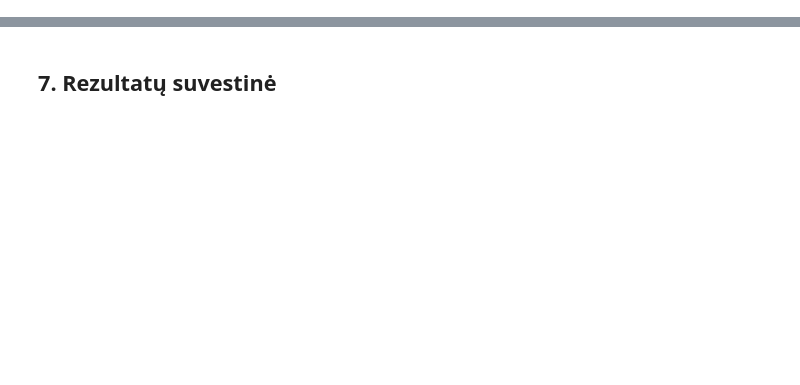
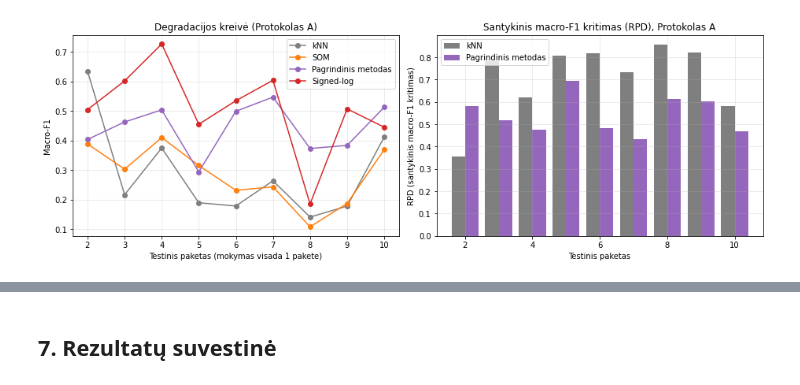
Before and after one commit to Tauras-Rim/IS-Egzaminas, a Jupyter notebook: gas_drift_project.ipynb, the cells around one changed output, grey strips where cells are left out. Cells and saved outputs as stored; diff of their text form; code cells hidden in the pictures; blank space fills up the shorter version.

```diff
--- a/gas_drift_project.ipynb
+++ b/gas_drift_project.ipynb
@@ -1280,0 +875,20 @@ Demonstracija: 3 atsitiktiniai nauji mėginiai iš 10 pakete (tikroji klasė ži
+# %%
+def wilcoxon_stats(df_new, df_baseline):
+    merged = pd.merge(df_new[['test_batch', 'macro_f1']], df_baseline[['test_batch', 'macro_f1']],
+                       on='test_batch', suffixes=('_new', '_base'))
+    f1_values = merged['macro_f1_new'].values
+    baseline_values = merged['macro_f1_base'].values
+    mean_new, mean_base = np.mean(f1_values), np.mean(baseline_values)
+    stat, pval = wilcoxon(f1_values, baseline_values, alternative='greater')
+    return mean_new, mean_base, stat, pval, len(merged)
+
+
+def summarize_vs_baseline(name, df_new, df_baseline, baseline_name):
+    mean_new, mean_base, stat, pval, n = wilcoxon_stats(df_new, df_baseline)
+    verdict = 'patvirtinta (p<0.05)' if pval < 0.05 else 'nepatvirtinta (p>=0.05)'
+    print(f"  {name}: vidutinis macro-F1={mean_new:.4f} vs {baseline_name}={mean_base:.4f} "
+          f"(skirtumas={mean_new - mean_base:+.4f}) | Wilcoxon ({name} > {baseline_name}): "
+          f"statistika={stat:.3f}, p={pval:.4f} -> {verdict} [n={n}]")
+
+
+print('Palyginimo pagalbinės funkcijos (wilcoxon_stats, summarize_vs_baseline) apibrėžtos.')
@@ -1280,0 +1095,28 @@ Demonstracija: 3 atsitiktiniai nauji mėginiai iš 10 pakete (tikroji klasė ži
+# %%
+rpd = {name: relative_performance_drop(results_A[name], f1_ref[name]) for name in f1_ref}
+
+fig, axes = plt.subplots(1, 2, figsize=(13, 4.5))
+for name in ['kNN', 'SOM', 'Pagrindinis metodas', 'Signed-log']:
+    axes[0].plot(results_A[name]['test_batch'], results_A[name]['macro_f1'], marker='o',
+                 label=name, color=MODEL_COLORS.get(name))
+axes[0].set_xlabel('Testinis paketas (mokymas visada 1 pakete)')
+axes[0].set_ylabel('Macro-F1')
+axes[0].set_title('Degradacijos kreivė (Protokolas A)')
+axes[0].legend()
+axes[0].grid(alpha=0.3)
+
+width = 0.4
+for j, name in enumerate(rpd):
+    axes[1].bar(rpd[name]['test_batch'] + (j - 0.5) * width, rpd[name]['RPD'], width=width,
+                label=name, color=MODEL_COLORS.get(name))
+axes[1].set_xlabel('Testinis paketas')
+axes[1].set_ylabel('RPD (santykinis macro-F1 kritimas)')
+axes[1].set_title('Santykinis macro-F1 kritimas (RPD), Protokolas A')
+axes[1].legend()
+axes[1].grid(alpha=0.3)
+
+plt.tight_layout()
+plt.savefig('figures_drift_curve.png', dpi=120)
+plt.show()
+# %% [output]
+[figure, added]
```
Also changed, not shown: parts of 141 cells of this notebook, 11 other files.
